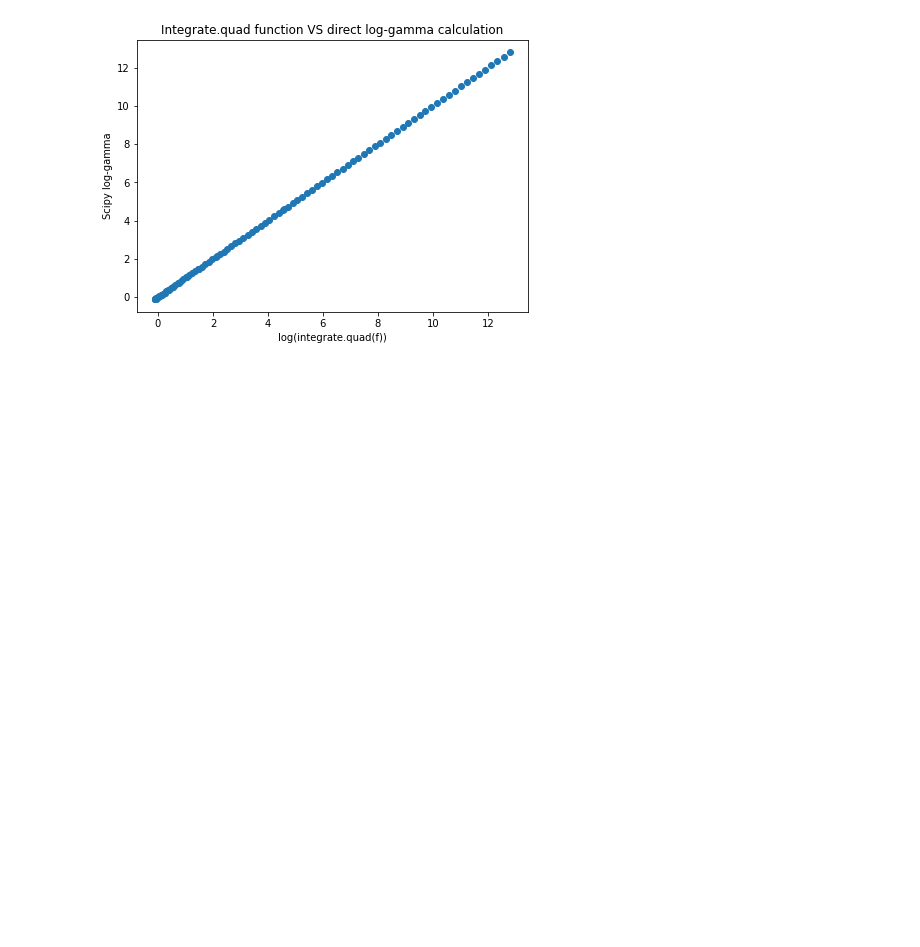
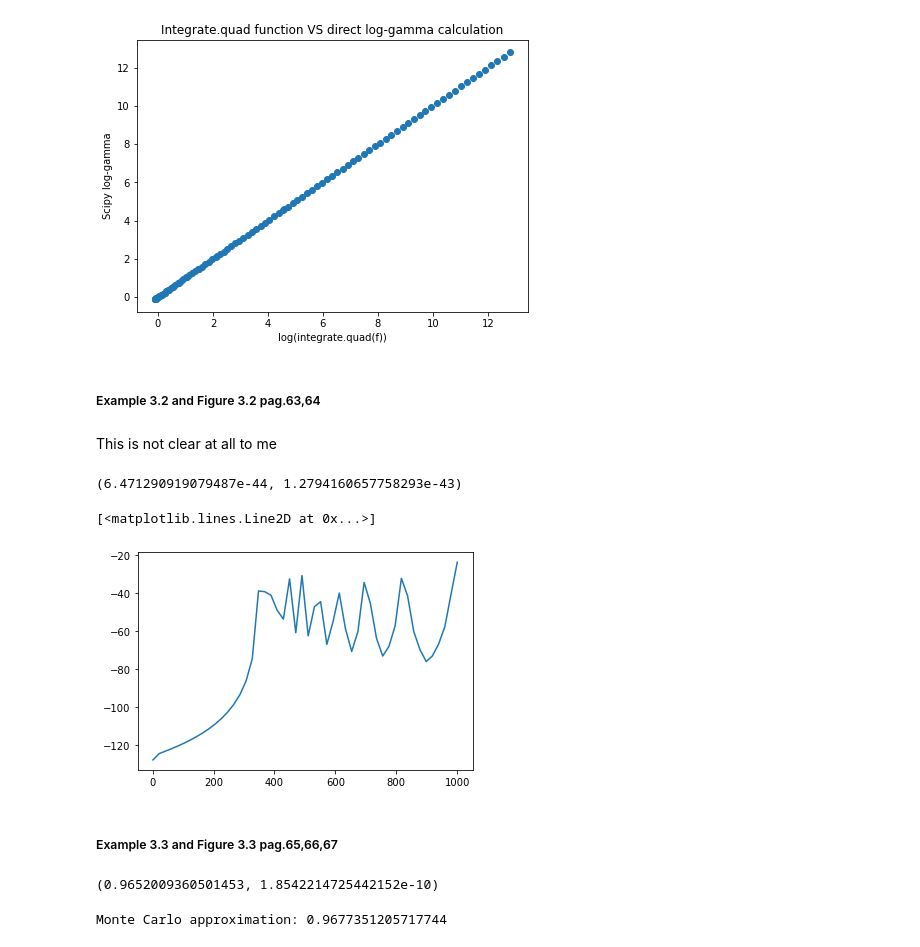
Before and after one commit to giorgiobini/Introducing-Monte-Carlo-Methods-with-Python, a Jupyter notebook: Chapter3.ipynb, the cells around one changed output. Saved outputs shown, nothing was run; the diff lists cells and outputs as text; code cells hidden in the pictures; blank space fills up the shorter version.

```diff
--- a/Chapter3.ipynb
+++ b/Chapter3.ipynb
@@ -31,3 +35,36 @@ ax.set_title('Integrate.quad function VS direct log-gamma calculation')
 # %% [output]
 Text(0.5, 1.0, 'Integrate.quad function VS direct log-gamma calculation')
 [figure]
+# %% [markdown]
+##### Example 3.2 and Figure 3.2 pag.63,64
+# %% [markdown]
+This is not clear at all to me
+# %%
+def cauchy_product(the, cauchy_rvs):
+    u = 1
+    for i in range(10):
+        u = u*cauchy.pdf(cauchy_rvs[1] - the) #why the theta is subtracted like this? In the formula (pag. 36) is under a quadratic operation
+    return u
+# %%
+cauchy_rvs = cauchy.rvs(size=10, loc = 350)
+quad(cauchy_product, -np.inf, np.inf, args = cauchy_rvs) #which should be the real value?
+# %% [output]
+(6.471290919079487e-44, 1.2794160657758293e-43)
+# %%
+x = np.linspace(1, 10**3, 50)
+y = []
+for a in x:
+    y.append(quad(cauchy_product, -a, a, args = cauchy_rvs)[0])
+# %%
+plt.plot(x, np.log(np.array(y)))
+# %% [output]
+[<matplotlib.lines.Line2D at 0x...>]
+[figure, added]
+# %% [markdown]
+##### Example 3.3 and Figure 3.3 pag.65,66,67
+# %%
+def h(x):
+    return (np.cos(50*x)+np.sin(20*x))**2
+quad(h, 0, 1)
+# %% [output]
+(0.9652009360501453, 1.8542214725442152e-10)
@@ -33,0 +74,6 @@ Text(0.5, 1.0, 'Integrate.quad function VS direct log-gamma calculation')
+# %%
+estint = np.cumsum(x)/np.arange(1,Nsim+1)
+print("Monte Carlo approximation: {}".format(estint[-1]))
+esterr = np.sqrt(np.cumsum(x - estint)**2/(np.arange(1,Nsim+1)**2))
+# %% [output]
+Monte Carlo approximation: 0.9677351205717744
```
Also changed, not shown: parts of 14 cells of this notebook, 4 other files.
